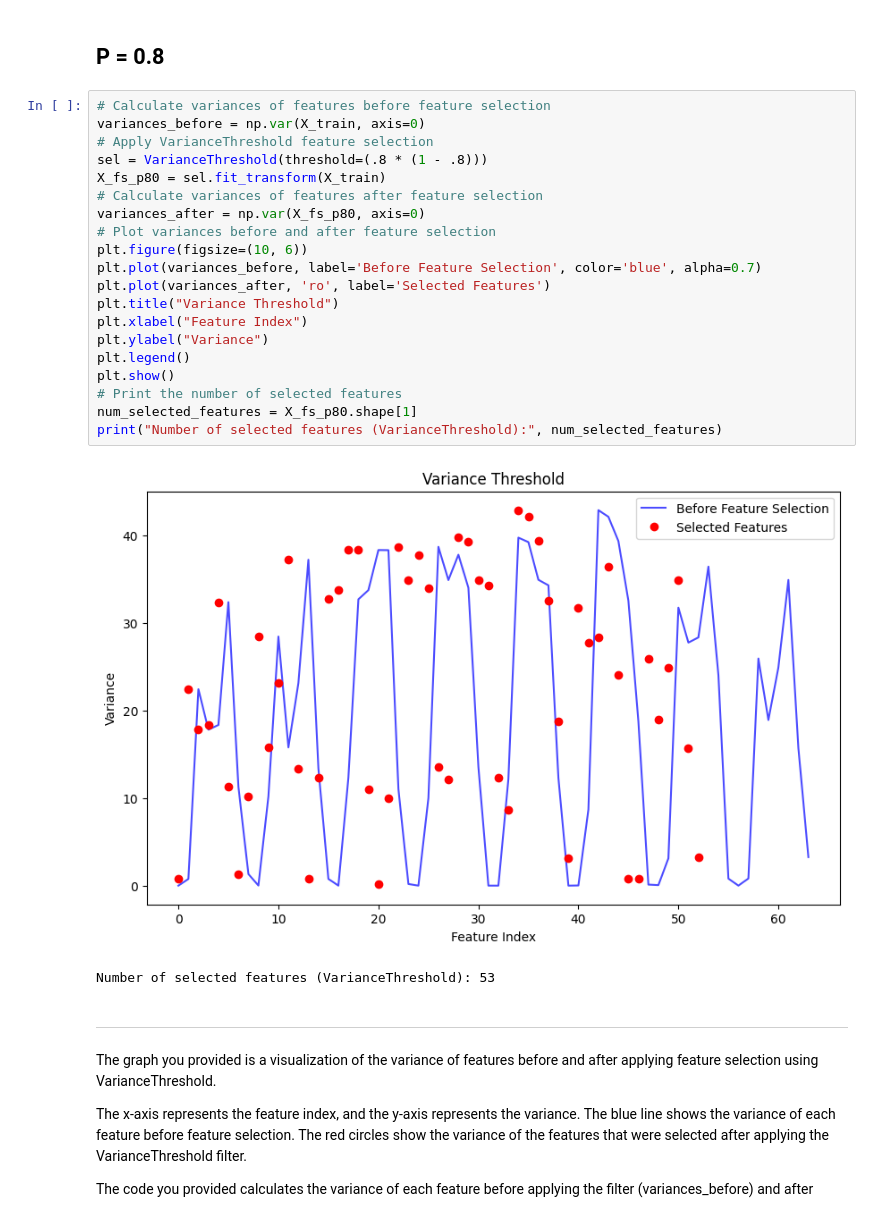
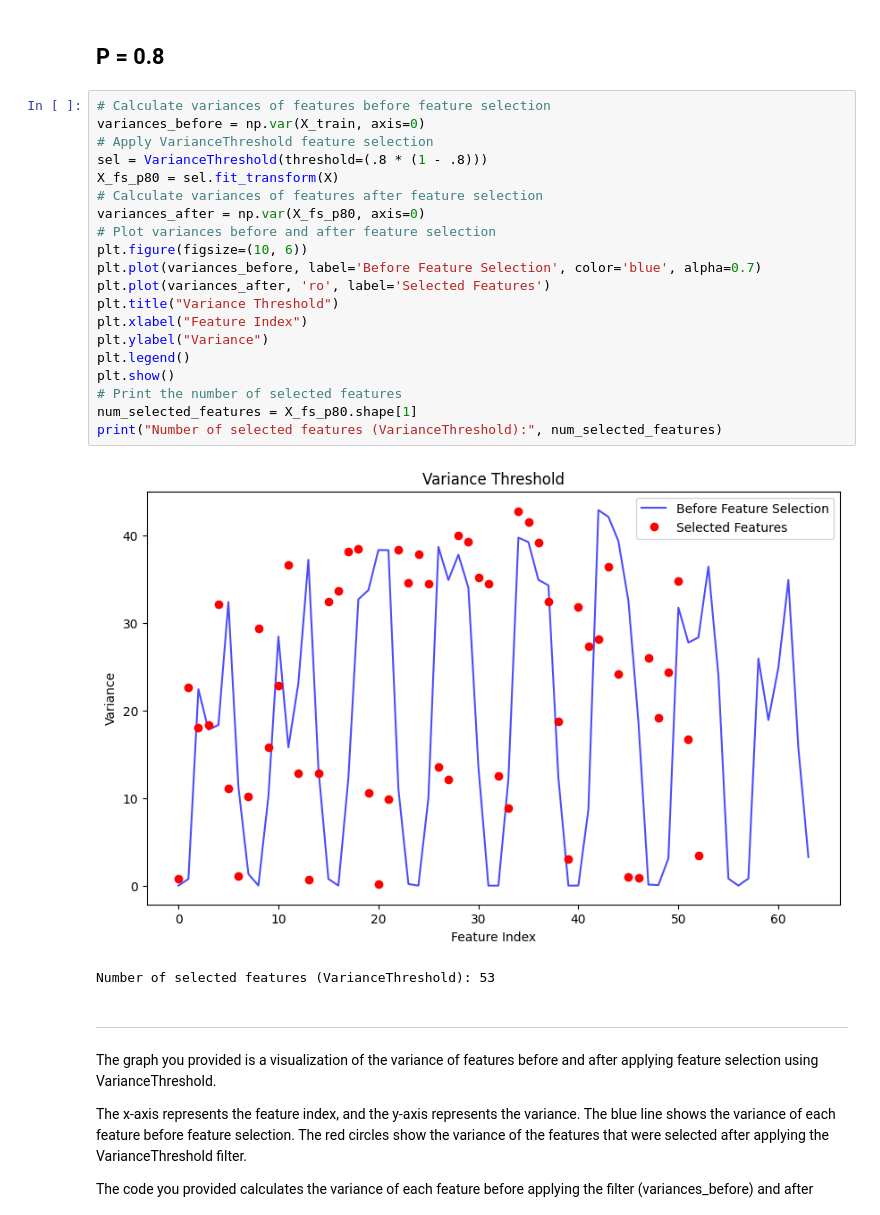
Before and after one commit to lior199707/ML_Classification, a Jupyter notebook: Project/Omer.ipynb, the cells around one changed output. Drawn from its saved outputs; the diff is of its cells as text.

```diff
--- a/Project/Omer.ipynb
+++ b/Project/Omer.ipynb
@@ -108,25 +77,25 @@ Number of selected features (VarianceThreshold): 54
 # %%
 # Calculate variances of features before feature selection
 variances_before = np.var(X_train, axis=0)
 # Apply VarianceThreshold feature selection
 sel = VarianceThreshold(threshold=(.8 * (1 - .8)))
-X_fs_p80 = sel.fit_transform(X_train)
+X_fs_p80 = sel.fit_transform(X)
 # Calculate variances of features after feature selection
 variances_after = np.var(X_fs_p80, axis=0)
 # Plot variances before and after feature selection
 plt.figure(figsize=(10, 6))
 plt.plot(variances_before, label='Before Feature Selection', color='blue', alpha=0.7)
 plt.plot(variances_after, 'ro', label='Selected Features')
 plt.title("Variance Threshold")
 plt.xlabel("Feature Index")
 plt.ylabel("Variance")
 plt.legend()
 plt.show()
 # Print the number of selected features
 num_selected_features = X_fs_p80.shape[1]
 print("Number of selected features (VarianceThreshold):", num_selected_features)
 # %% [output]
-[figure, old version]
+[figure, new version]
 Number of selected features (VarianceThreshold): 53
 # %% [markdown]
 --------------------------------------------------------------------------------------------------------------------------------------------
```
Also changed, not shown: parts of 30 cells of this notebook.
